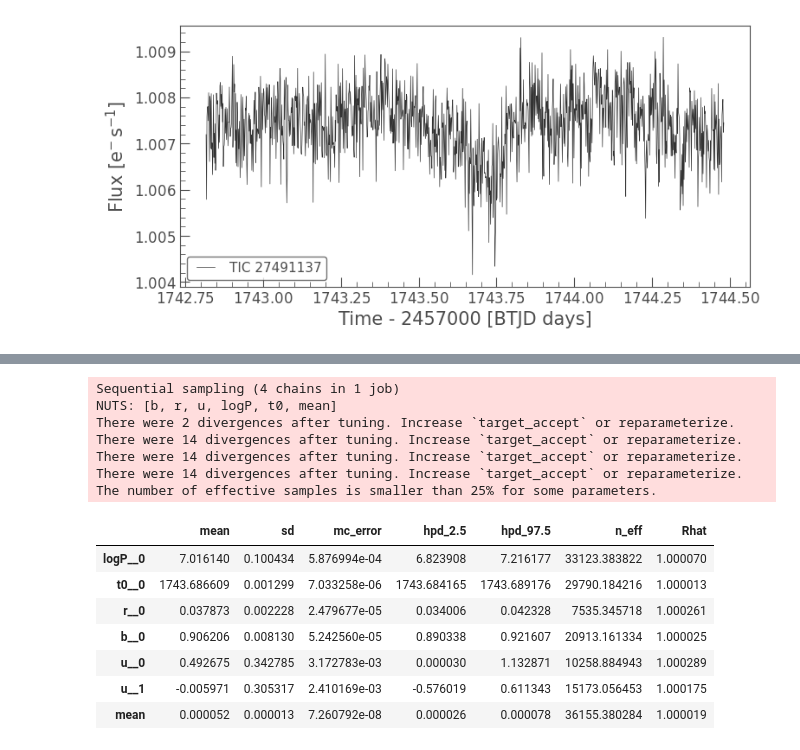
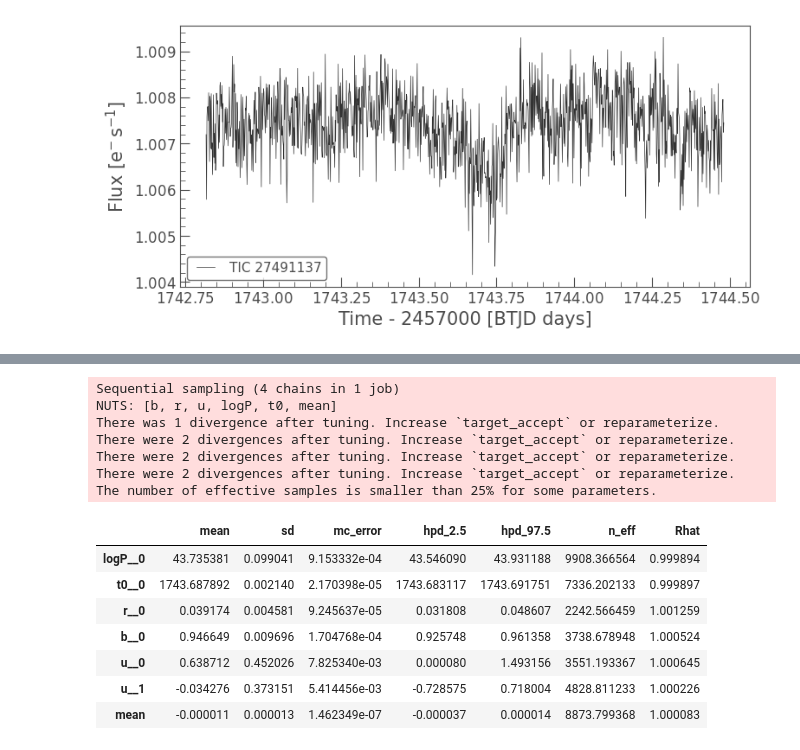
Before and after one commit to hughesymendes/TIC-27491137, a Jupyter notebook: dip1_sample.ipynb, the cells around one changed output, grey strips where cells are left out. Cells and saved outputs as stored; diff of their text form; code cells hidden in the pictures.

```diff
--- a/dip1_sample.ipynb
+++ b/dip1_sample.ipynb
@@ -121,7 +123,7 @@ import numpy as np
 import exoplanet as xo
 
 # The light curve calculation requires an orbit
-orbit = xo.orbits.KeplerianOrbit(period=9.5, t0 =1743.7, r_star = 0.78, m_star= 0.87)
+orbit = xo.orbits.KeplerianOrbit(period=np.random.uniform(1,50,1), t0 =1743.7, r_star = 0.78, m_star= 0.87)
 
 # Compute a limb-darkened light curve using starry
 t = np.linspace(1743.09394,1744.20329, 1200)
@@ -132,7 +134,7 @@ t = np.linspace(1743.09394,1744.20329, 1200)
 u = [0.525, 0.215]
 light_curve = (
     xo.LimbDarkLightCurve(u)
-    .get_light_curve(orbit=orbit, r=0.03, t=t, texp=0.02)
+    .get_light_curve(orbit=orbit, r=0.025, t=t, texp=0.02)
     .eval()
 )
 # Note: the `eval` is needed because this is using Theano in
@@ -209,28 +212,28 @@ IndexError: ignored
 # %%
 np.random.seed(42)
 with model:
     trace = pm.sample(
         tune=3000,
-        draws=10000,
+        draws=3000,
         start=map_soln,
         chains=4,
         step=xo.get_dense_nuts_step(target_accept=0.9),
     )
 
 pm.summary(trace, varnames=["logP", "t0", "r", "b", "u", "mean"])
 # %% [output]
 Sequential sampling (4 chains in 1 job)
 NUTS: [b, r, u, logP, t0, mean]
+There was 1 divergence after tuning. Increase `target_accept` or reparameterize.
 There were 2 divergences after tuning. Increase `target_accept` or reparameterize.
-There were 14 divergences after tuning. Increase `target_accept` or reparameterize.
-There were 14 divergences after tuning. Increase `target_accept` or reparameterize.
-There were 14 divergences after tuning. Increase `target_accept` or reparameterize.
+There were 2 divergences after tuning. Increase `target_accept` or reparameterize.
+There were 2 divergences after tuning. Increase `target_accept` or reparameterize.
 The number of effective samples is smaller than 25% for some parameters.
 |  | mean | sd | mc_error | hpd_2.5 | hpd_97.5 | n_eff | Rhat |
-| logP__0 | 7.016140 | 0.100434 | 5.876994e-04 | 6.823908 | 7.216177 | 33123.383822 | 1.000070 |
-| t0__0 | 1743.686609 | 0.001299 | 7.033258e-06 | 1743.684165 | 1743.689176 | 29790.184216 | 1.000013 |
-| r__0 | 0.037873 | 0.002228 | 2.479677e-05 | 0.034006 | 0.042328 | 7535.345718 | 1.000261 |
-| b__0 | 0.906206 | 0.008130 | 5.242560e-05 | 0.890338 | 0.921607 | 20913.161334 | 1.000025 |
-| u__0 | 0.492675 | 0.342785 | 3.172783e-03 | 0.000030 | 1.132871 | 10258.884943 | 1.000289 |
-| u__1 | -0.005971 | 0.305317 | 2.410169e-03 | -0.576019 | 0.611343 | 15173.056453 | 1.000175 |
-| mean | 0.000052 | 0.000013 | 7.260792e-08 | 0.000026 | 0.000078 | 36155.380284 | 1.000019 |
+| logP__0 | 43.735381 | 0.099041 | 9.153332e-04 | 43.546090 | 43.931188 | 9908.366564 | 0.999894 |
+| t0__0 | 1743.687892 | 0.002140 | 2.170398e-05 | 1743.683117 | 1743.691751 | 7336.202133 | 0.999897 |
+| r__0 | 0.039174 | 0.004581 | 9.245637e-05 | 0.031808 | 0.048607 | 2242.566459 | 1.001259 |
+| b__0 | 0.946649 | 0.009696 | 1.704768e-04 | 0.925748 | 0.961358 | 3738.678948 | 1.000524 |
+| u__0 | 0.638712 | 0.452026 | 7.825340e-03 | 0.000080 | 1.493156 | 3551.193367 | 1.000645 |
+| u__1 | -0.034276 | 0.373151 | 5.414456e-03 | -0.728575 | 0.718004 | 4828.811233 | 1.000226 |
+| mean | -0.000011 | 0.000013 | 1.462349e-07 | -0.000037 | 0.000014 | 8873.799368 | 1.000083 |
```
Also changed, not shown: parts of 4 cells of this notebook.
